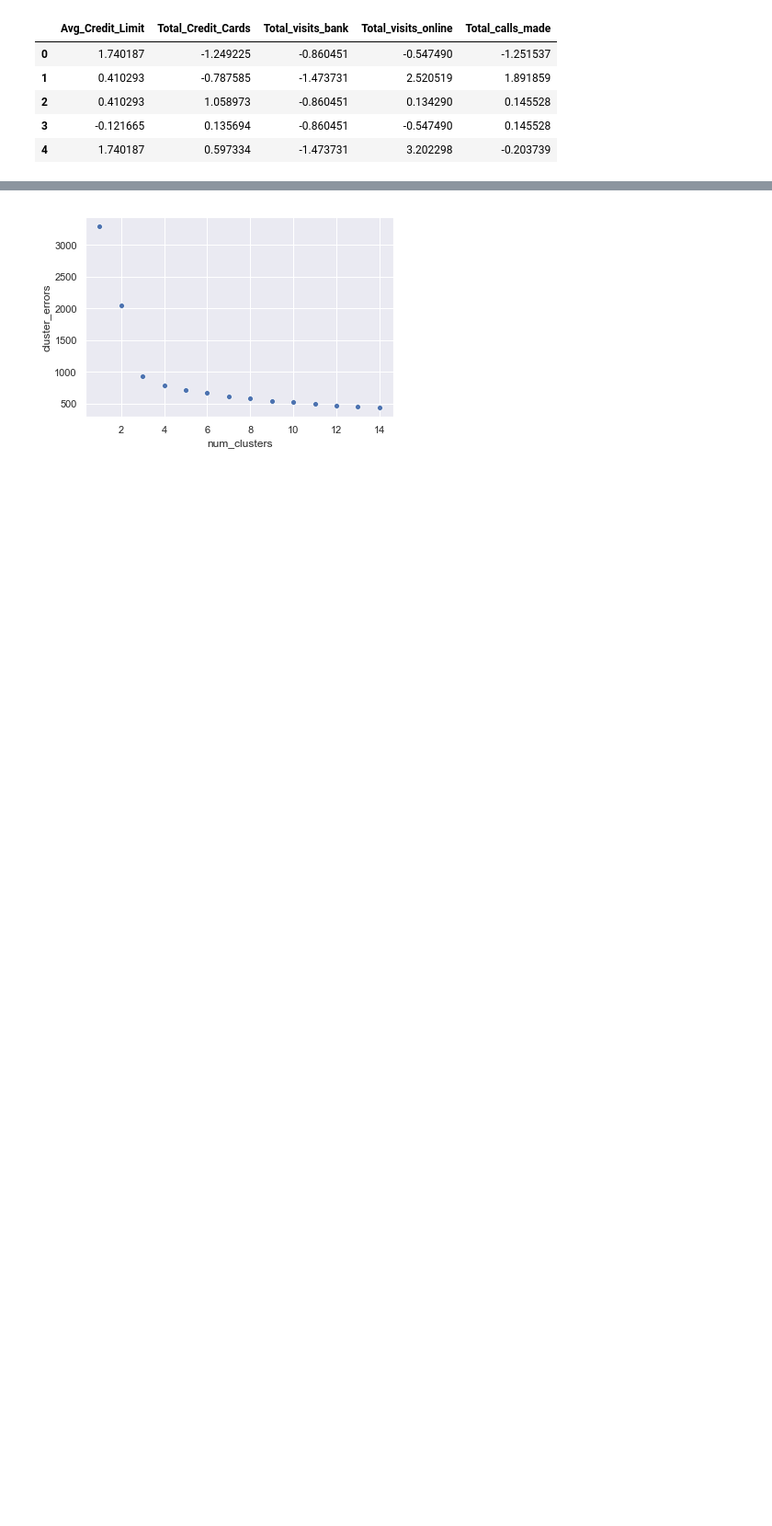
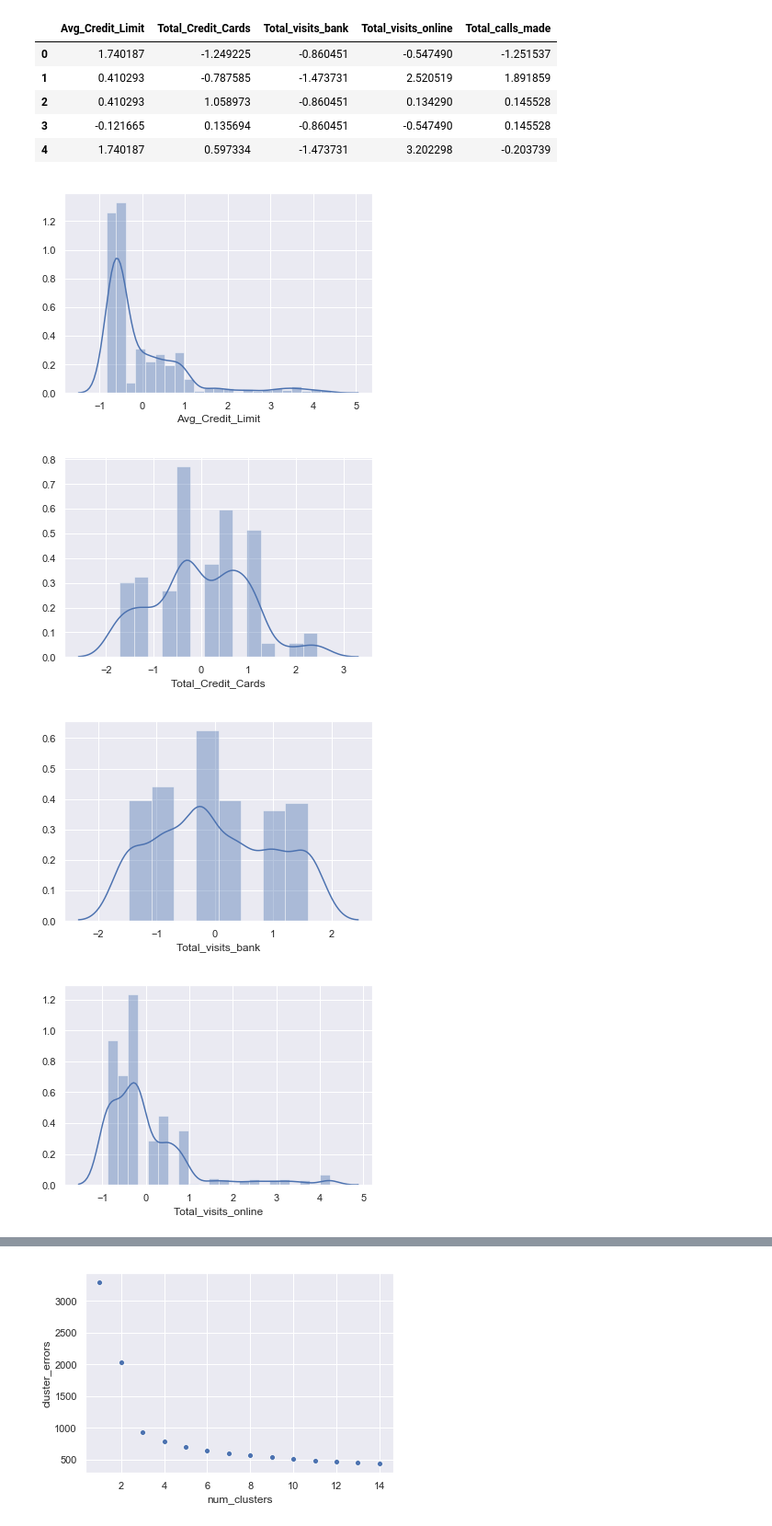
Before and after one commit to danieljacob5/aiml-course, a Jupyter notebook: unsupervised learning/Jacob Harnack - Unsupervised Learning Project.ipynb, the cells around one changed output, grey strips where cells are left out. Shown at 92% size. Drawn from its saved outputs; the diff is of its cells as text; code cells hidden in the pictures; blank space fills up the shorter version.

```diff
--- a/unsupervised learning/Jacob Harnack - Unsupervised Learning Project.ipynb
+++ b/unsupervised learning/Jacob Harnack - Unsupervised Learning Project.ipynb
@@ -127,3 +114,13 @@ ccDataScaled.head()
 | 2 | 0.410293 | 1.058973 | -0.860451 | 0.134290 | 0.145528 |
 | 3 | -0.121665 | 0.135694 | -0.860451 | -0.547490 | 0.145528 |
 | 4 | 1.740187 | 0.597334 | -1.473731 | 3.202298 | -0.203739 |
+# %%
+#look at histogram/distplot of scaled data to identify clusters
+for i in ccDataScaled.columns:
+    sns.distplot(ccDataScaled[i])
+    plt.show()
+# %% [output]
+[figure, added]
+[figure, added]
+[figure, added]
+[figure, added]
```
Also changed, not shown: parts of 32 cells of this notebook.
